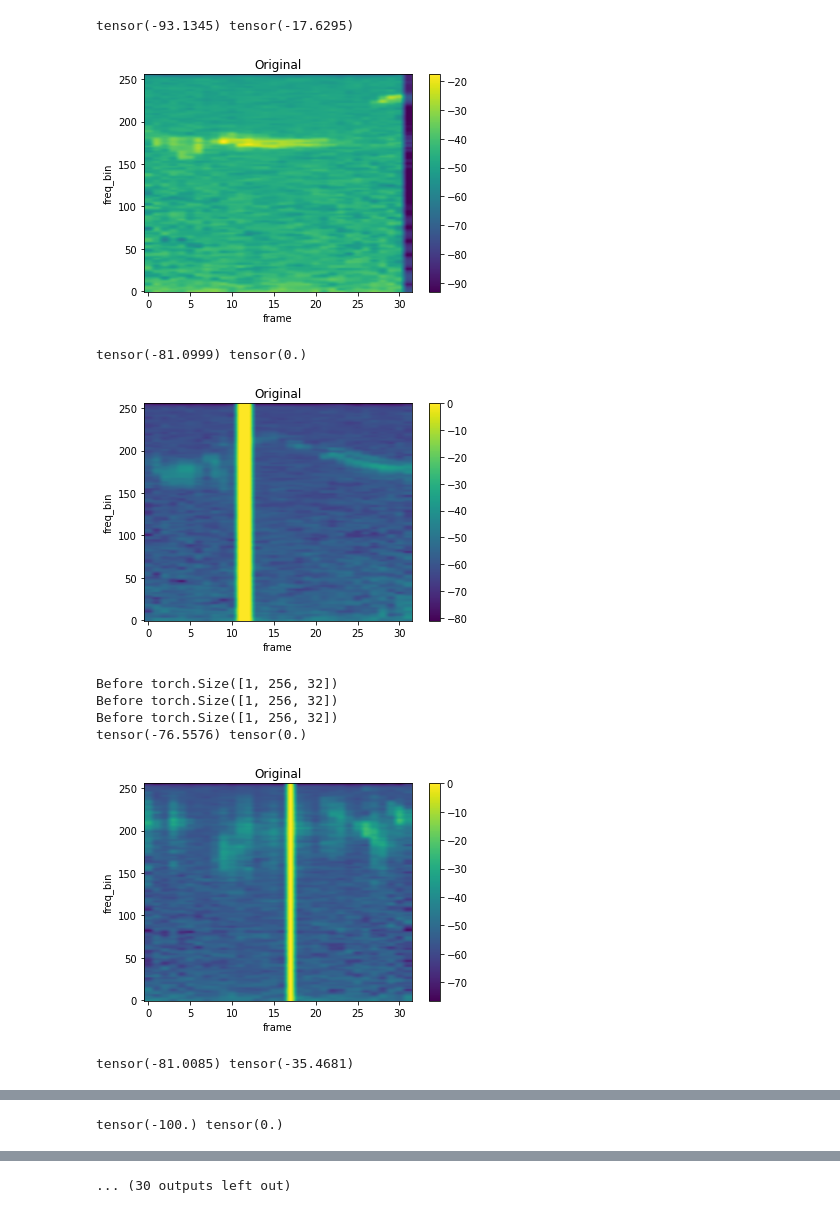
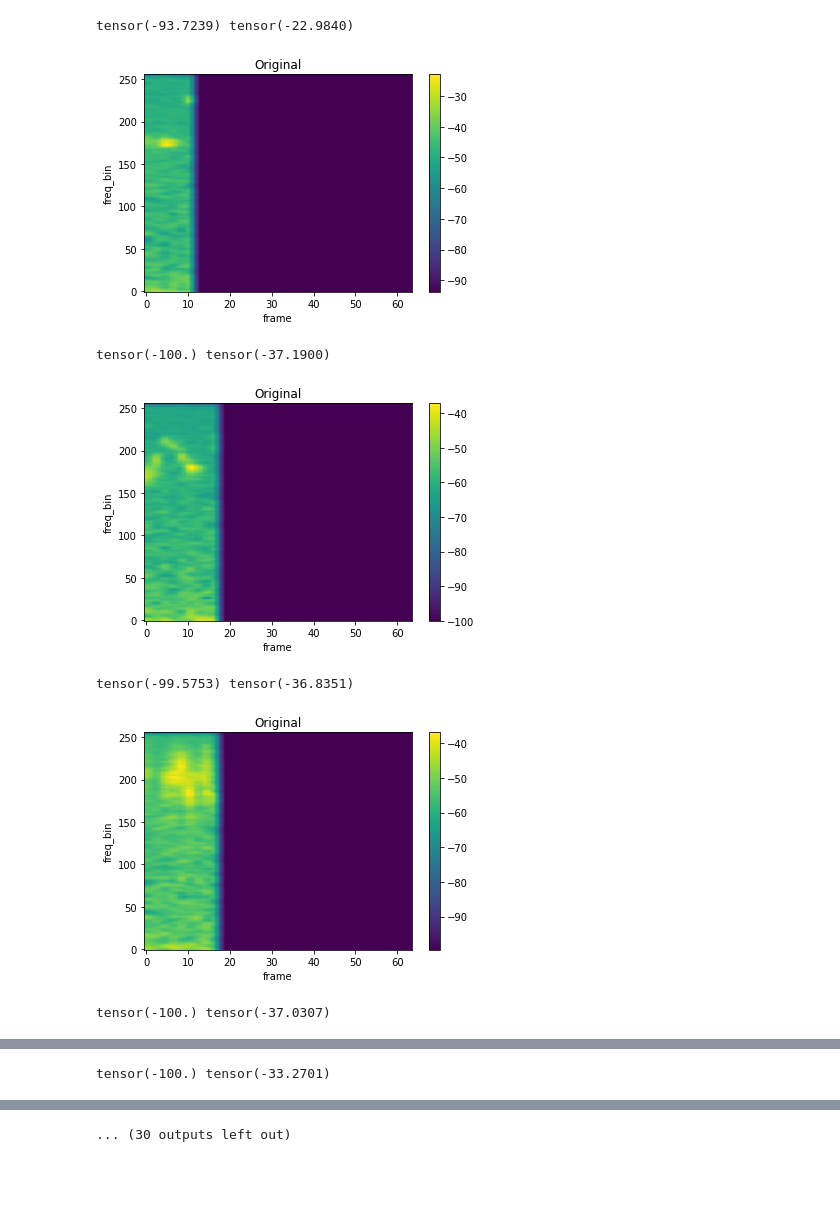
Before and after one commit to ixobert/birds-generation, a Jupyter notebook: src/notebooks/specaug.ipynb, the cells around one changed output, grey strips where cells are left out. Cells and saved outputs as stored; diff of their text form; code cells hidden in the pictures; blank space fills up the shorter version.

Commit message:
SpecStretching+Mixup

```diff
--- a/src/notebooks/specaug.ipynb
+++ b/src/notebooks/specaug.ipynb
@@ -199,12 +201,12 @@ print("Classes in the dataset: ", classes)
 #     ]
 # )
 
-transforms = ['input_dropout']
-transform = partial(custom_augment, transforms=transforms)
+transforms = ['spec_stretching' ]
+transform = partial(SpectrogramsDataModule.custom_augment, transforms=transforms)
 #Create a dataset object
 batch_size = 3
 # dataset = RawAudioDataset(data_path="../../data/cleaned_train.txt", root_dir="../../data/", classes_name=classes, sr=16000, window_length=16384, use_spectrogram=True, transform=transform)
-dataset = AudioDataset(data_path="../../data/cleaned_train.txt", root_dir="../../data/", classes_name=classes, sr=22050, window_length=16384, use_spectrogram=True, transforms=transform, return_tuple=True, return_tuple_of3=True)
+dataset = AudioDataset(data_path="../../data/cleaned_train.txt", root_dir="../../data/", classes_name=classes, sr=22050, window_length=22050*4, use_spectrogram=True, transforms=transform, return_tuple=True, return_tuple_of3=True)
 dataloader = DataLoader(dataset, batch_size=batch_size, shuffle=False, num_workers=0, collate_fn=_custom_collate)
 
 for i, sample in enumerate(dataloader):
@@ -230,10 +229,7 @@ tensor(-63.0962) tensor(0.)
-tensor(-93.1345) tensor(-17.6295)
+tensor(-93.7239) tensor(-22.9840)
-[figure, old version]
+[figure, new version]
-tensor(-81.0999) tensor(0.)
+tensor(-100.) tensor(-37.1900)
-[figure, old version]
+[figure, new version]
-Before torch.Size([1, 256, 32])
-Before torch.Size([1, 256, 32])
-Before torch.Size([1, 256, 32])
-tensor(-76.5576) tensor(0.)
+tensor(-99.5753) tensor(-36.8351)
-[figure, old version]
+[figure, new version]
-tensor(-81.0085) tensor(-35.4681)
+tensor(-100.) tensor(-37.0307)
@@ -241 +237 @@ tensor(-81.0085) tensor(-35.4681)
-tensor(-100.) tensor(0.)
+tensor(-100.) tensor(-33.2701)
```
Also changed, not shown: parts of 4 cells of this notebook, 4 other files.
